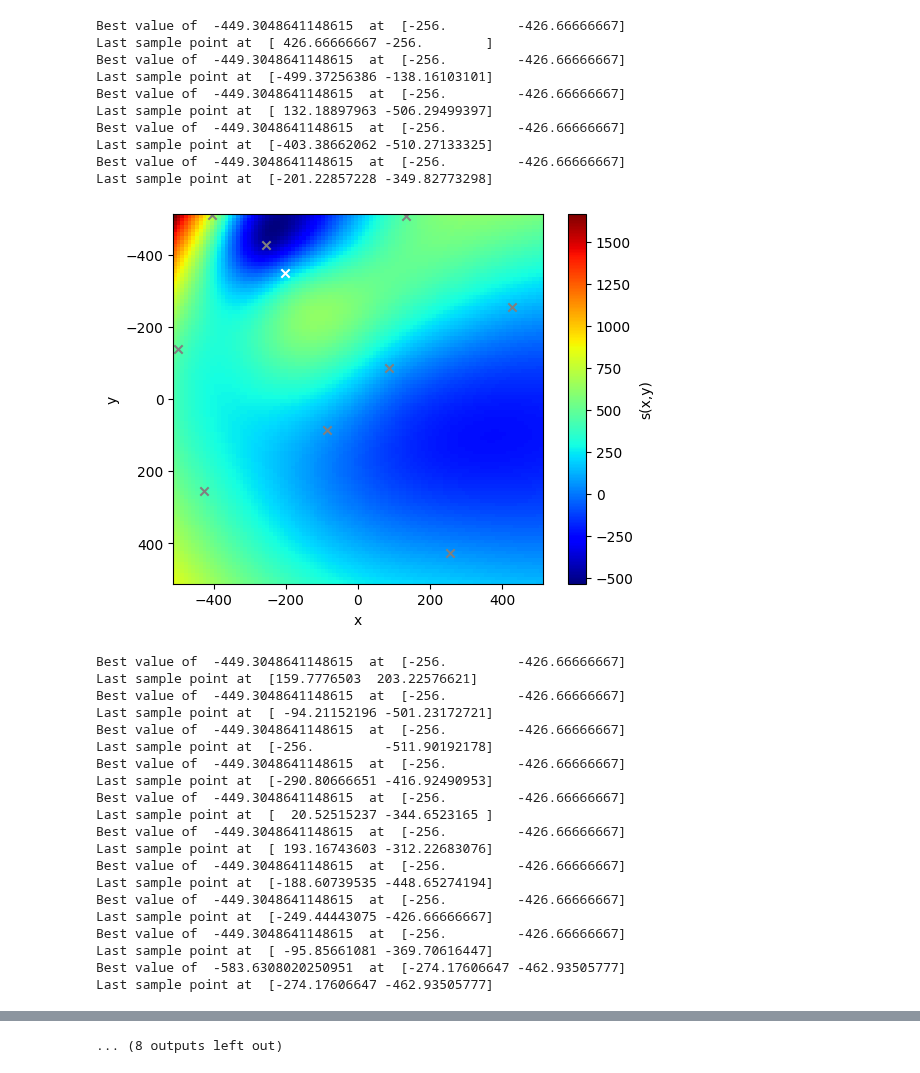
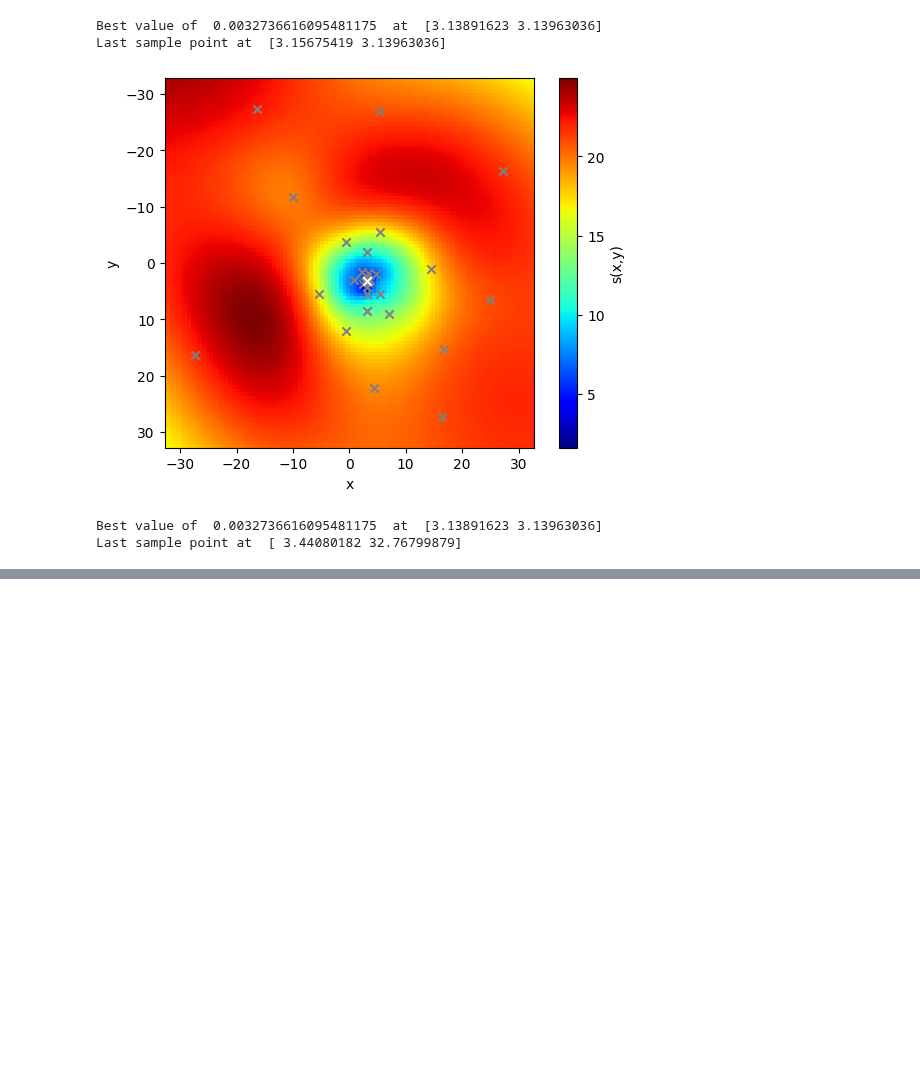
Before and after one commit to NREL/bbopt, a Jupyter notebook: examples/optimization.ipynb, the cells around one changed output, grey strips where cells are left out. Cells and saved outputs as stored; diff of their text form; code cells hidden in the pictures; blank space fills up the shorter version.

```diff
--- a/examples/optimization.ipynb
+++ b/examples/optimization.ipynb
@@ -70,7 +70,7 @@ refbounds["quadratic"] = [0, 10000]
 # %%
 # Define dimensions and bounds
 n = 2
-funcstr = "eggholder"
+funcstr = "ackley"
 bounds = [refbounds[funcstr]] * n
 # %%
 # Compute the mean and standard deviation of the GP
@@ -110,6 +110,24 @@ def callback_rbf(out: bbopt.OptimizeResult):
             plt.show()
         else:
             plt.close()
+
+def callback_cptv(out: bbopt.OptimizeResult):
+
+    print("Best value of ", out.fx, " at ", out.x)
+    print("Last sample point at ", out.sample[out.nfev-1])
+
+    model = RbfModel()
+    model.reserve(0, n)
+    model.update(out.sample[0:out.nfev,:], out.fsample[0:out.nfev])
+
+    S = np.zeros((ny,nx))
+    for i in range(ny):
+        S[i, :], _ = model(XY[i, :])
+
+    plot_2d(out.sample[0:out.nfev,0], out.sample[0:out.nfev,1], S, bounds, "s(x,y)")
+    if savefig:
+        plt.savefig("surrogate_{:03d}.png".format(out.nfev))
+    plt.show()
 
 def callback_rbf_tv(out: bbopt.OptimizeResult):
 
@@ -214,46 +232,20 @@ def callback_gp(out: bbopt.OptimizeResult):
 # %%
 np.random.seed(3)
 
 callback = {
     "bayesian_optimization":callback_gp,
-    "cptv":callback_rbf,
-    "cptvl":callback_rbf,
+    "cptv":callback_cptv,
+    "cptvl":callback_cptv,
     "surrogate_optimization":callback_rbf_tv,
     "multistart_msrs":callback_rbf,
     "dycors":callback_rbf
 }
 methodstr = "cptv"
 
 getattr(bbopt, methodstr)(lambda x: [objf[funcstr](xi) for xi in x], bounds=bounds, maxeval=100, callback=callback[methodstr])
 # %% [output]
-Best value of  -449.3048641148615  at  [-256.         -426.66666667]
-Last sample point at  [ 426.66666667 -256.        ]
-Best value of  -449.3048641148615  at  [-256.         -426.66666667]
-Last sample point at  [-499.37256386 -138.16103101]
-Best value of  -449.3048641148615  at  [-256.         -426.66666667]
-Last sample point at  [ 132.18897963 -506.29499397]
-Best value of  -449.3048641148615  at  [-256.         -426.66666667]
-Last sample point at  [-403.38662062 -510.27133325]
-Best value of  -449.3048641148615  at  [-256.         -426.66666667]
-Last sample point at  [-201.22857228 -349.82773298]
+Best value of  0.0032736616095481175  at  [3.13891623 3.13963036]
+Last sample point at  [3.15675419 3.13963036]
-[figure, old version]
+[figure, new version]
-Best value of  -449.3048641148615  at  [-256.         -426.66666667]
-Last sample point at  [159.7776503  203.22576621]
-Best value of  -449.3048641148615  at  [-256.         -426.66666667]
-Last sample point at  [ -94.21152196 -501.23172721]
-Best value of  -449.3048641148615  at  [-256.         -426.66666667]
-Last sample point at  [-256.         -511.90192178]
-Best value of  -449.3048641148615  at  [-256.         -426.66666667]
-Last sample point at  [-290.80666651 -416.92490953]
-Best value of  -449.3048641148615  at  [-256.         -426.66666667]
-Last sample point at  [  20.52515237 -344.6523165 ]
-Best value of  -449.3048641148615  at  [-256.         -426.66666667]
-Last sample point at  [ 193.16743603 -312.22683076]
-Best value of  -449.3048641148615  at  [-256.         -426.66666667]
-Last sample point at  [-188.60739535 -448.65274194]
-Best value of  -449.3048641148615  at  [-256.         -426.66666667]
-Last sample point at  [-249.44443075 -426.66666667]
-Best value of  -449.3048641148615  at  [-256.         -426.66666667]
-Last sample point at  [ -95.85661081 -369.70616447]
-Best value of  -583.6308020250951  at  [-274.17606647 -462.93505777]
-Last sample point at  [-274.17606647 -462.93505777]
+Best value of  0.0032736616095481175  at  [3.13891623 3.13963036]
+Last sample point at  [ 3.44080182 32.76799879]
@@ -345 +275,0 @@ Last sample point at  [-294.15135282 -435.88315787]
-... (8 outputs left out)
```
Also changed, not shown: parts of 1 cell of this notebook, 2 other files.
